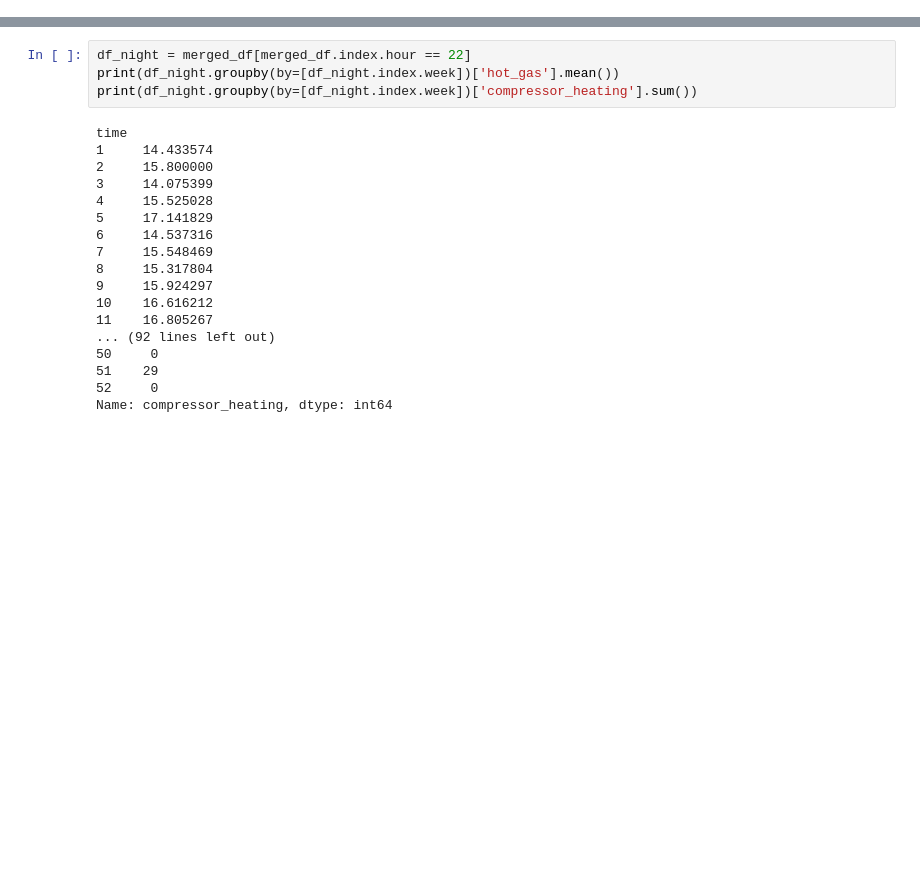
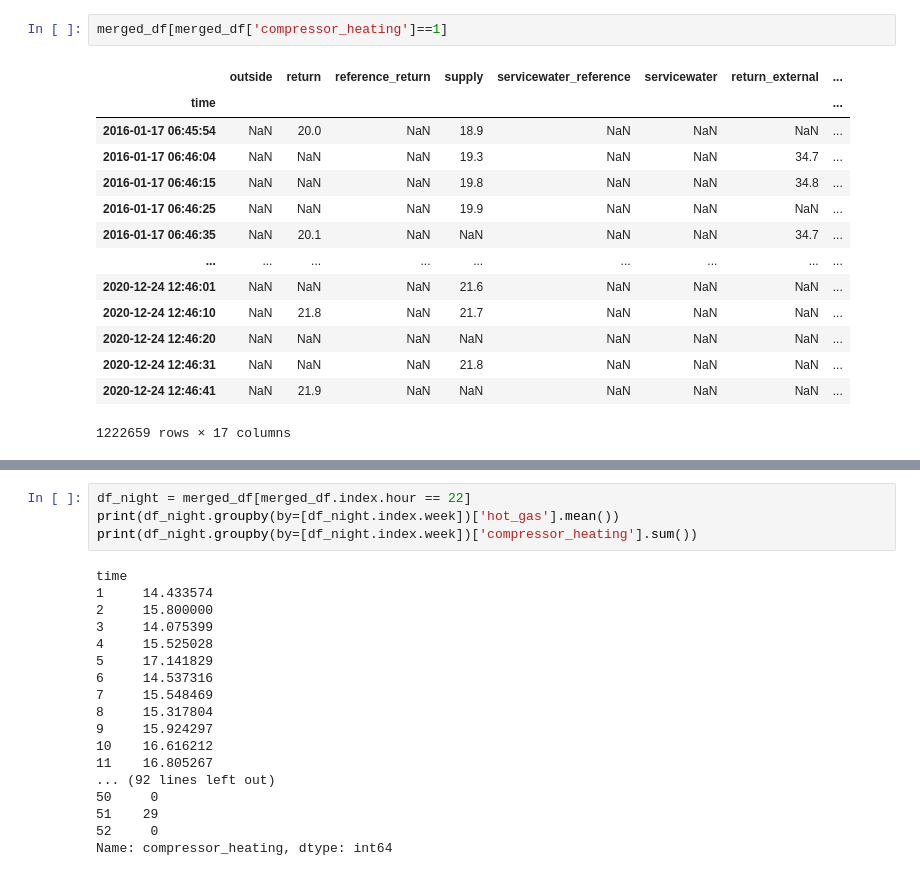
Before and after one commit to ccbur/deep-heatpump-analyzer, a Jupyter notebook: aggregate.ipynb, the cells around one changed output, grey strips where cells are left out. Drawn from its saved outputs; the diff is of its cells as text; blank space fills up the shorter version.

```diff
--- a/aggregate.ipynb
+++ b/aggregate.ipynb
@@ -40,0 +144,17 @@ merged_df['heatpump_servicewater'] = merged_df['extended_state'].str.contains('s
+# %%
+merged_df[merged_df['compressor_heating']==1]
+# %% [output]
+|  | outside | return | reference_return | supply | servicewater_reference | servicewater | return_external | ... |
+| time |  |  |  |  |  |  |  | ... |
+| 2016-01-17 06:45:54 | NaN | 20.0 | NaN | 18.9 | NaN | NaN | NaN | ... |
+| 2016-01-17 06:46:04 | NaN | NaN | NaN | 19.3 | NaN | NaN | 34.7 | ... |
+| 2016-01-17 06:46:15 | NaN | NaN | NaN | 19.8 | NaN | NaN | 34.8 | ... |
+| 2016-01-17 06:46:25 | NaN | NaN | NaN | 19.9 | NaN | NaN | NaN | ... |
+| 2016-01-17 06:46:35 | NaN | 20.1 | NaN | NaN | NaN | NaN | 34.7 | ... |
+| ... | ... | ... | ... | ... | ... | ... | ... | ... |
+| 2020-12-24 12:46:01 | NaN | NaN | NaN | 21.6 | NaN | NaN | NaN | ... |
+| 2020-12-24 12:46:10 | NaN | 21.8 | NaN | 21.7 | NaN | NaN | NaN | ... |
+| 2020-12-24 12:46:20 | NaN | NaN | NaN | NaN | NaN | NaN | NaN | ... |
+| 2020-12-24 12:46:31 | NaN | NaN | NaN | 21.8 | NaN | NaN | NaN | ... |
+| 2020-12-24 12:46:41 | NaN | 21.9 | NaN | NaN | NaN | NaN | NaN | ... |
+1222659 rows × 17 columns
```
Also changed, not shown: parts of 15 cells of this notebook.
